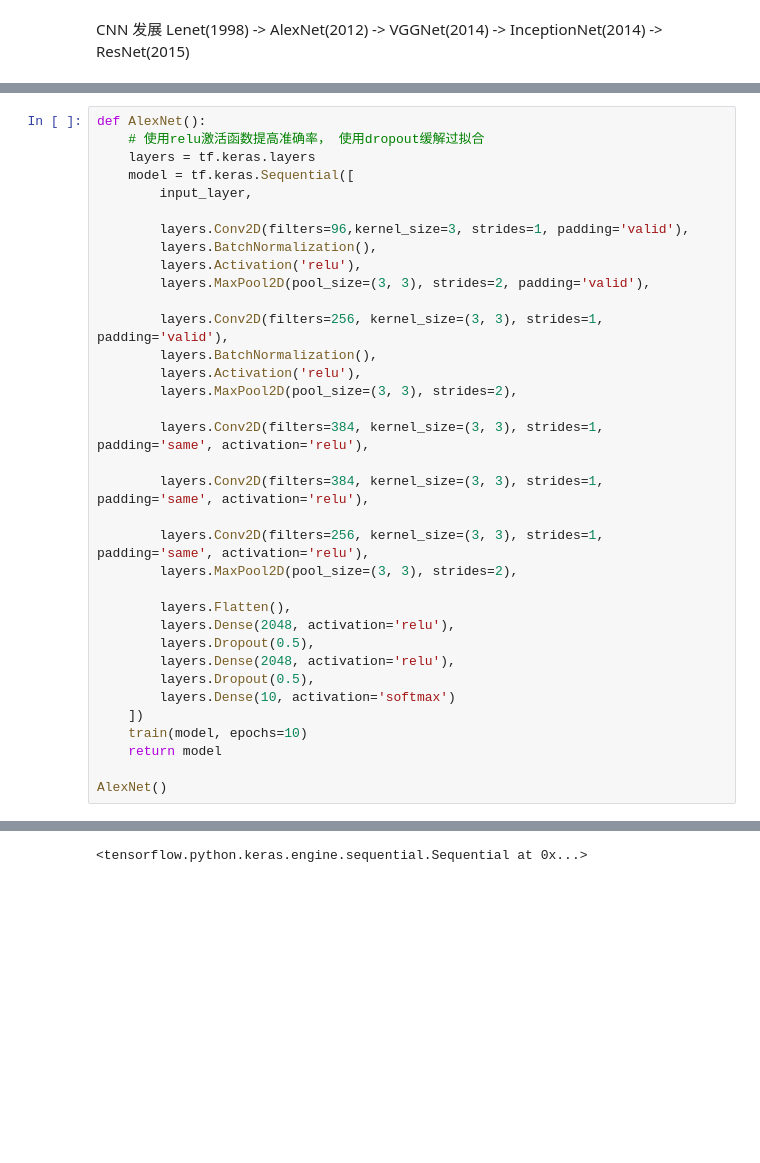
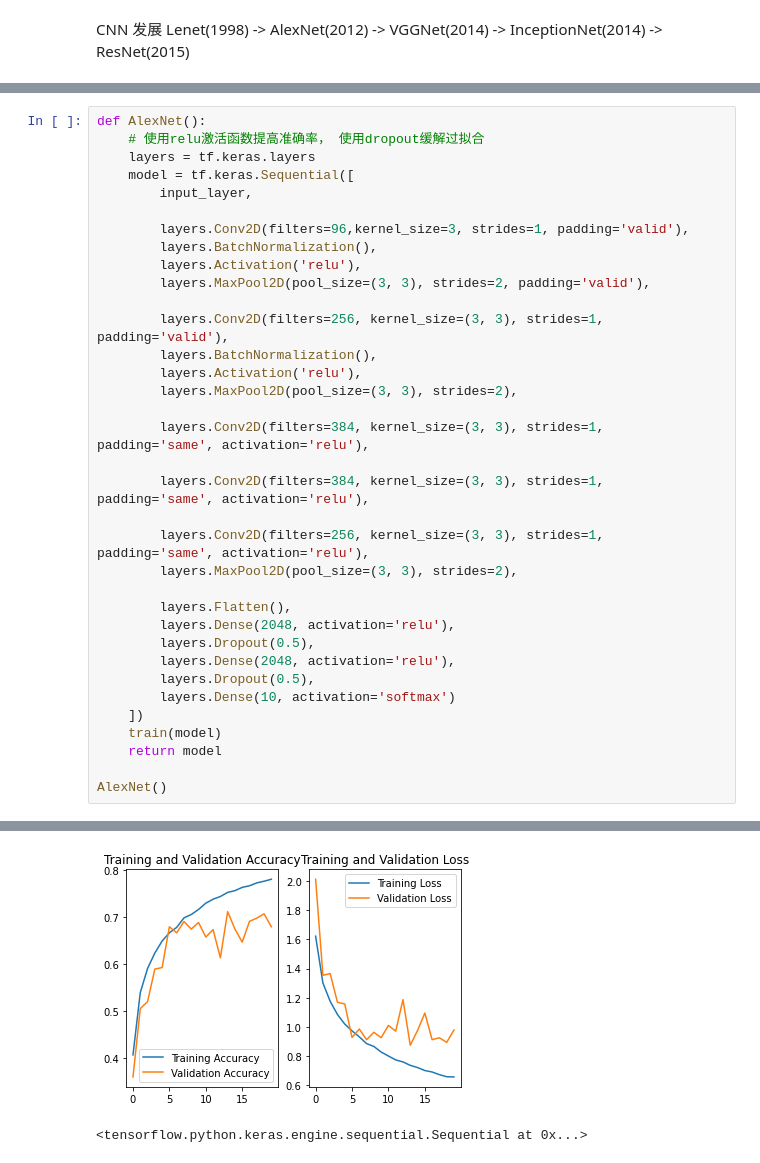
Before and after one commit to bingxl/example, a Jupyter notebook: python/cnn.ipynb, the cells around one changed output, grey strips where cells are left out. Drawn from its saved outputs; the diff is of its cells as text; blank space fills up the shorter version.

```diff
--- a/python/cnn.ipynb
+++ b/python/cnn.ipynb
@@ -106,7 +125,7 @@ def AlexNet():
         layers.Dropout(0.5),
         layers.Dense(10, activation='softmax')
     ])
-    train(model, epochs=10)
+    train(model)
     return model
 
 AlexNet()
@@ -131,3 +150,4 @@ Epoch 10/10
+[figure, added]
 <tensorflow.python.keras.engine.sequential.Sequential at 0x...>
 # %%
 def VGG16Net():
```
Also changed, not shown: parts of 10 cells of this notebook.
